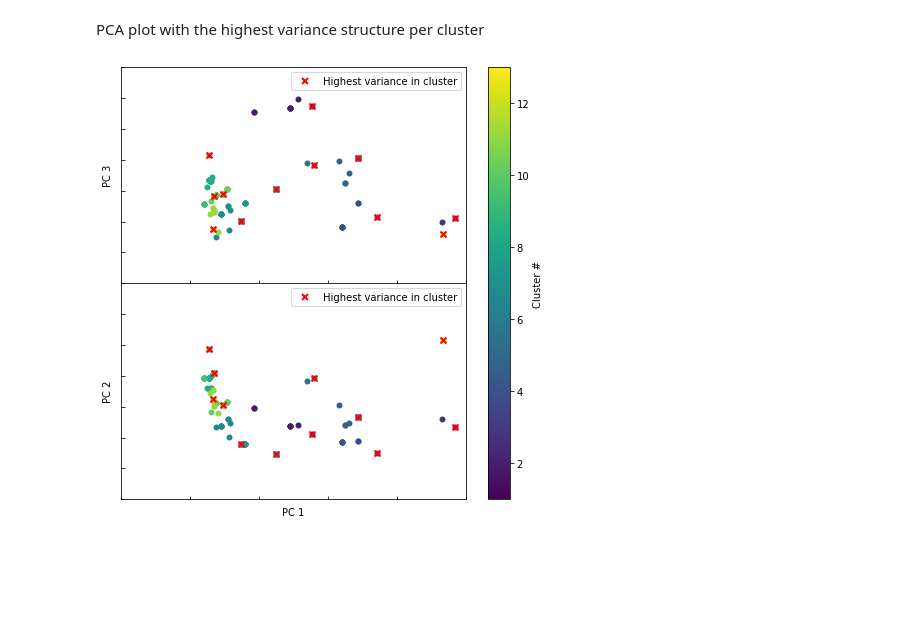
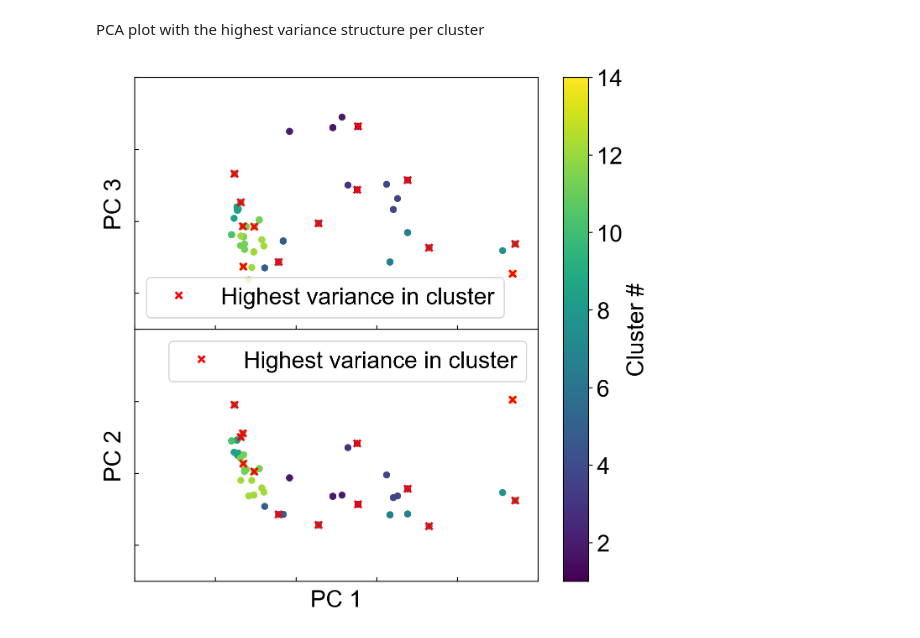
Before and after one commit to learningmatter-mit/surface-sampling, a Jupyter notebook: tutorials/latent_space_clustering.ipynb, the cells around one changed output. Saved outputs shown, nothing was run; the diff lists cells and outputs as text; code cells hidden in the pictures; blank space fills up the shorter version.

Commit message:
MAINT & BUG: update latent space clustering script and tutorial
- correct units for latent space `clustering.py` script
- fix `latent_space_clustering.ipynb`

```diff
--- a/tutorials/latent_space_clustering.ipynb
+++ b/tutorials/latent_space_clustering.ipynb
@@ -42,8 +61,8 @@ ensemble = EnsembleNFF(models, device=DEVICE)
 # %% [markdown]
 Load surfaces previously obtained from VSSR-MC
 # %%
-structures = open("data/SrTiO3_001_2x2_mcmc_structures_100.pkl", "rb")
-dataset = pickle.load(structures)
+with open("data/SrTiO3_001/SrTiO3_001_2x2_mcmc_structures_100.pkl", "rb") as f:
+    dataset = pickle.load(f)
 
 print(f"Final dataset has {len(dataset)} entries")
 # %% [output]
@@ -96,3 +72,21 @@ for atoms in dataset:
+# %%
+embeddings = []
+metric_values = []
+for single_dset in tqdm(dataset):
+    atoms_batch = get_atoms_batch(single_dset, NFF_CUTOFF, device=DEVICE)
+    single_calc_results = get_results_single(atoms_batch, single_calc)
+    embedding = get_embeddings_single(
+        atoms_batch,
+        single_calc,
+        results_cache=single_calc_results,
+        flatten=True,
+        flatten_axis=0,
+    )
+    metric_value = get_std_devs_single(atoms_batch, ensemble_calc)
+    embeddings.append(embedding)
+    metric_values.append(metric_value)
+embeddings = np.stack(embeddings)
+metric_values = np.stack(metric_values)
 # %% [markdown]
 Obtain PCA
 # %%
@@ -141,19 +128,19 @@ plt.show()
 # %% [markdown]
 Find structure with the highest variance per cluster
 # %%
-data = {"cluster": y, "force_std": force_std}
+data = {"cluster": y, "force_std": metric_values}
 
-df = pd.DataFrame(data).reset_index()
+cluster_df = pd.DataFrame(data).reset_index()
 
 max_std_df = (
-    df.sort_values(["cluster", "force_std"], ascending=[True, False])
+    cluster_df.sort_values(["cluster", "force_std"], ascending=[True, False])
     .groupby("cluster", as_index=False)
     .first()
 )
 # %% [markdown]
 PCA plot with the highest variance structure per cluster
 # %%
-fig, axes = plt.subplots(2, 1, figsize=(6, 6), sharex=True)
+fig, axes = plt.subplots(2, 1, figsize=(6, 6), sharex=True, dpi=DEFAULT_DPI)
 fig.subplots_adjust(left=0, right=1, bottom=0, top=1, wspace=0, hspace=0)
 
 for cluster in clusters:
@@ -211,33 +198,31 @@ cb.set_label(r"Cluster #")
 
 cb.ax.tick_params(
     axis="both",
     which="major",
 )
 cb.ax.tick_params(
     axis="both",
     which="minor",
 )
 
-from matplotlib.lines import Line2D
-
 scatter_leg = (
     Line2D(
         [0],
         [0],
         marker="x",
         lw=0,
         markeredgewidth=2,
         markeredgecolor="r",
     ),
 )
 
 labels = ["Highest variance in cluster"]
 handles = scatter_leg
 
 for ax in axes:
     ax.legend(handles, labels, loc="best", frameon=True)
 
 plt.show()
 plt.close()
 # %% [output]
-[figure, old version]
+[figure, new version]
```
Also changed, not shown: parts of 10 cells of this notebook, 1 other file.
